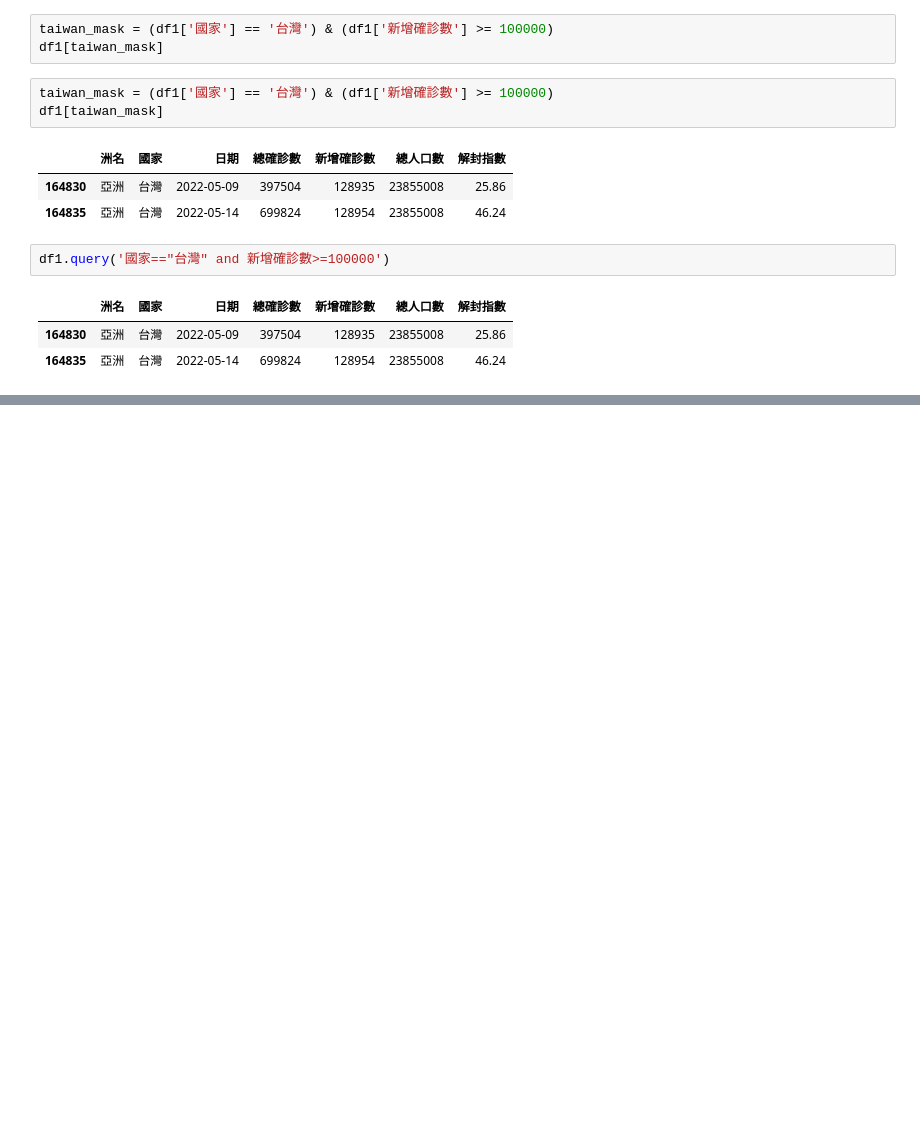
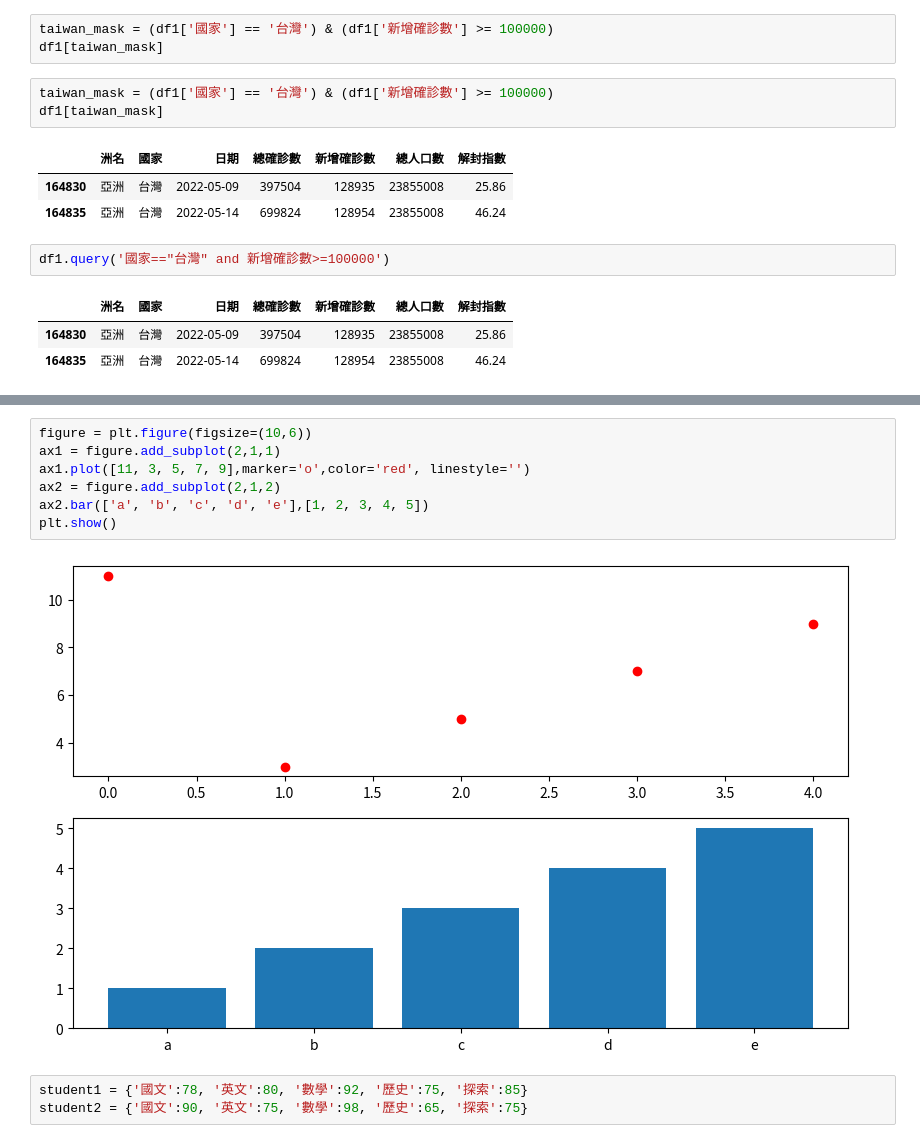
Before and after one commit to Jc-cho86/python_analysis, a Jupyter notebook: leson0308.ipynb, the cells around one changed output, grey strips where cells are left out. Saved outputs shown, nothing was run; the diff lists cells and outputs as text; blank space fills up the shorter version.

```diff
--- a/leson0308.ipynb
+++ b/leson0308.ipynb
@@ -340,0 +362,12 @@ df1.query('國家=="台灣" and 新增確診數>=100000')
+# %%
+figure = plt.figure(figsize=(10,6))
+ax1 = figure.add_subplot(2,1,1)
+ax1.plot([11, 3, 5, 7, 9],marker='o',color='red', linestyle='')
+ax2 = figure.add_subplot(2,1,2)
+ax2.bar(['a', 'b', 'c', 'd', 'e'],[1, 2, 3, 4, 5])
+plt.show()
+# %% [output]
+[figure, added]
+# %%
+student1 = {'國文':78, '英文':80, '數學':92, '歷史':75, '探索':85}
+student2 = {'國文':90, '英文':75, '數學':98, '歷史':65, '探索':75}
```
Also changed, not shown: parts of 5 cells of this notebook.
